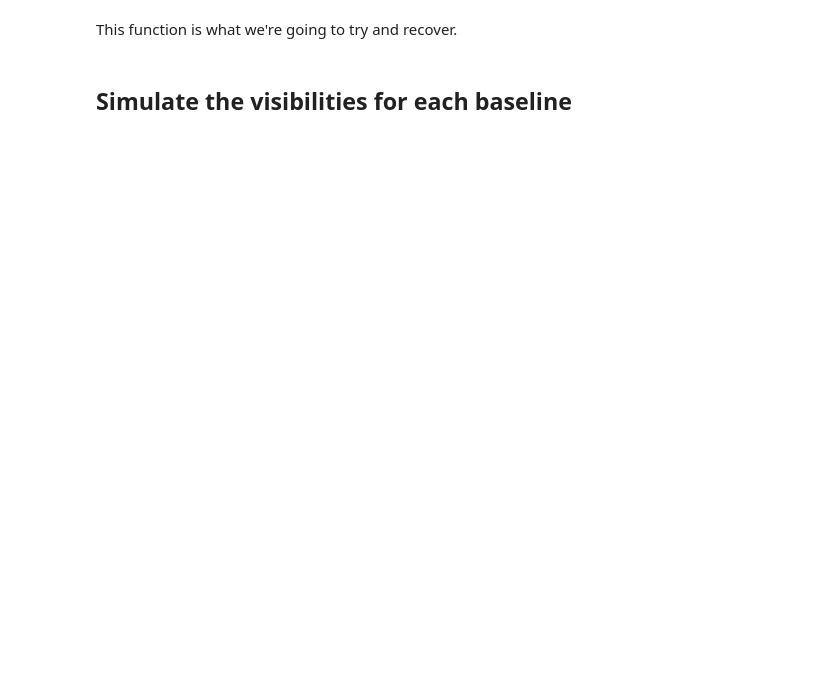
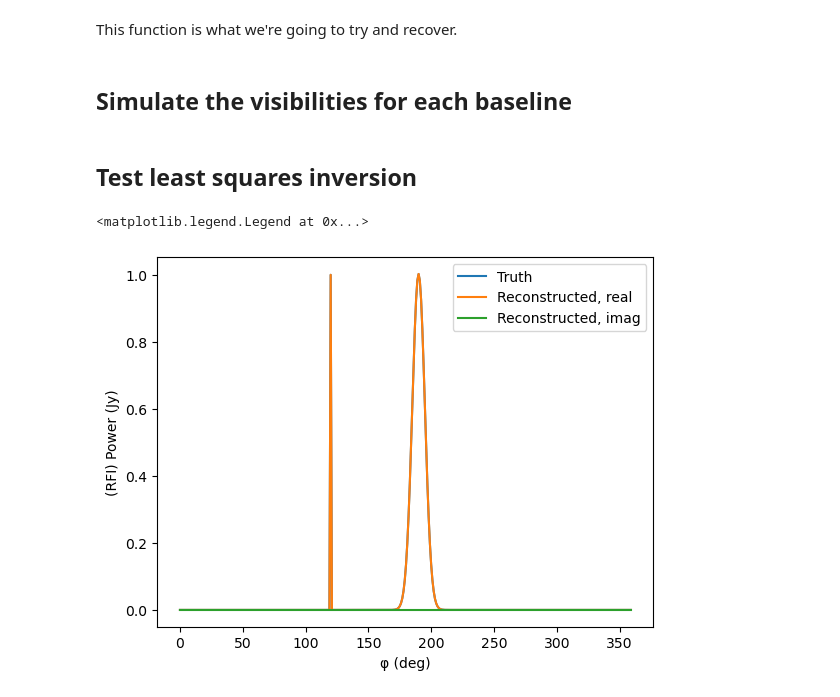
Before and after one commit to robotopia/horizon-rfi, a Jupyter notebook: horizon_rfi.ipynb, the cells around one changed output. Drawn from its saved outputs; the diff is of its cells as text; code cells hidden in the pictures; blank space fills up the shorter version.

Commit message:
Added (successful) test using least squares regression

```diff
--- a/horizon_rfi.ipynb
+++ b/horizon_rfi.ipynb
@@ -62,3 +62,19 @@ Dλvec = [[((N[j] - N[i])/λ).decompose(),
 tw = np.array([[np.exp(-1j*2*np.pi*np.dot(Dλ, φvec[i])) for i in range(len(φ))] for Dλ in Dλvec])
 # The interferometer measurement equation
 #Vs = [np.sum(RFI[i] * np.exp(-1j*2*np.pi*np.dot(Dλ, φ[i])))]
+# %%
+# Construct the visibilities
+V = tw @ RFI
+# %% [markdown]
+## Test least squares inversion
+# %%
+RFIhat = np.linalg.pinv(tw.T @ tw) @ tw.T @ V
+plt.plot(φ, RFI, label="Truth")
+plt.plot(φ, np.real(RFIhat), label="Reconstructed, real")
+plt.plot(φ, np.imag(RFIhat), label="Reconstructed, imag")
+plt.xlabel(f"φ ({φ.unit})")
+plt.ylabel(f"(RFI) Power ({RFI.unit})")
+plt.legend()
+# %% [output]
+<matplotlib.legend.Legend at 0x...>
+[figure, added]
```
Also changed, not shown: parts of 2 cells of this notebook.
